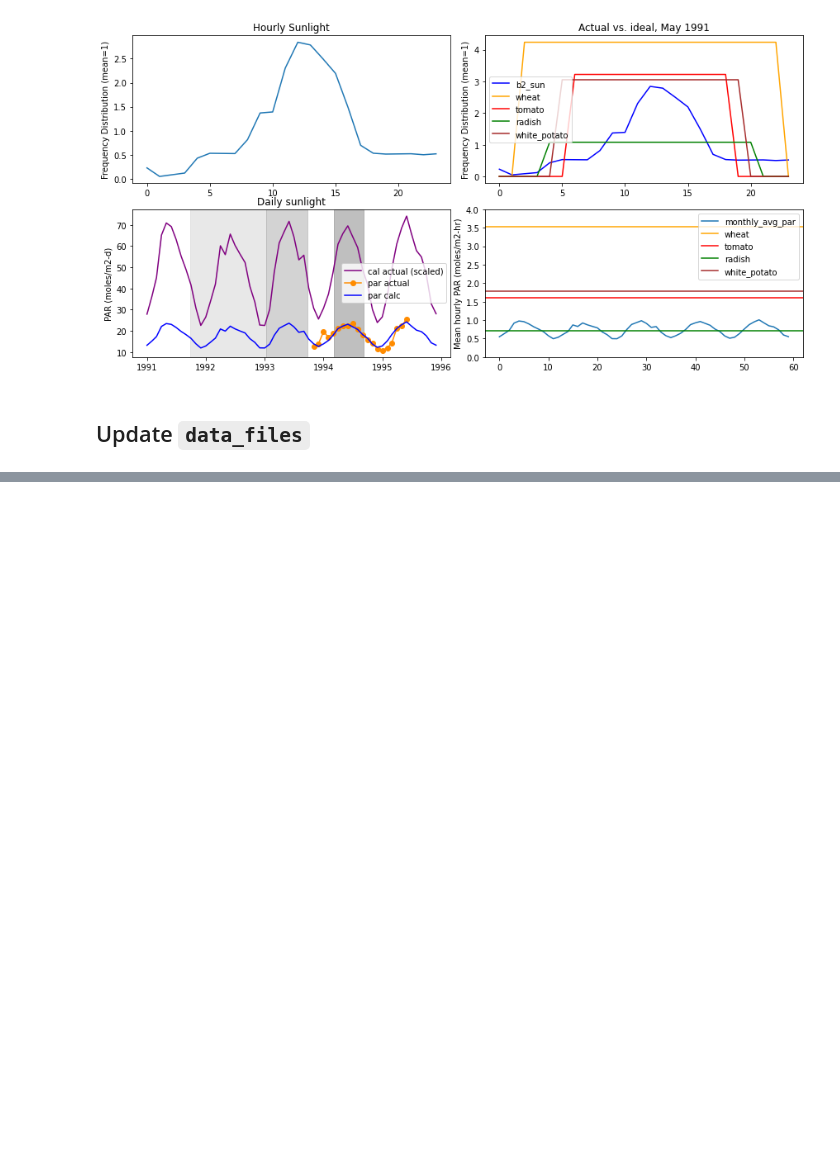
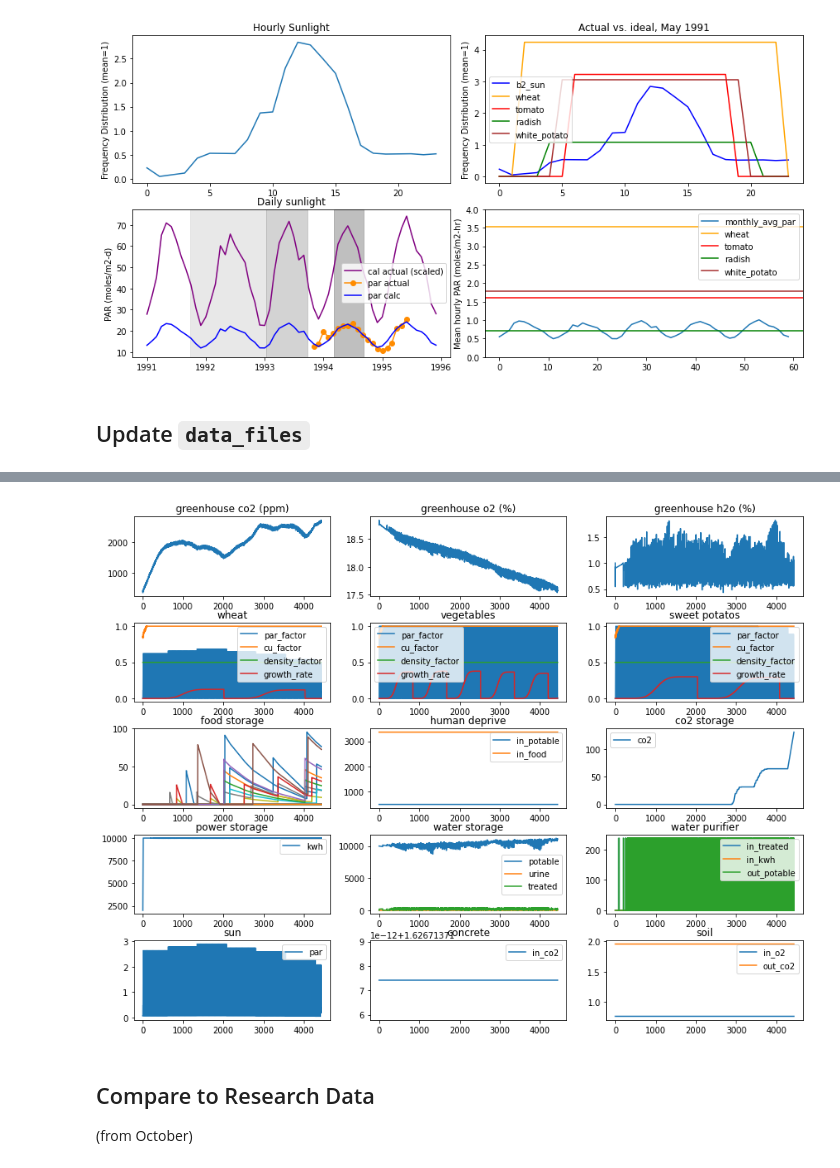
Before and after one commit to overthesun/simoc, a Jupyter notebook: generate_simoc_b2.ipynb, the cells around one changed output, grey strips where cells are left out. Cells and saved outputs as stored; diff of their text form; code cells hidden in the pictures; blank space fills up the shorter version.

```diff
--- a/generate_simoc_b2.ipynb
+++ b/generate_simoc_b2.ipynb
@@ -358,0 +604,33 @@ with open(data_files_path / 'currency_desc.json', 'w') as f:
+# %%
+# MISSION 2
+# Update Config
+start_2 = '1994-03-06'
+end_2 = '1994-09-06'
+days_2 = pd.date_range(start_2, end_2, freq='D').shape[0]
+config_b2_mission2 = {
+    **deepcopy(config_b2_base),
+    'start_time': start_2,
+    'termination': [{'condition': 'time', 'value': days_2, 'unit': 'day',}],
+}
+config_b2_mission2['agents']['human_agent']['amount'] = 7
+with open(data_files_path / 'config_b2_mission2.json', 'w') as f:
+    json.dump(config_b2_mission2, f, indent=4)
+
+# Run Model
+print('Mission 2')
+start_time = time.time()
+model_2 = AgentModel.from_config(config_b2_mission2, agent_desc=b2_agent_desc)
+model_2.step_to(termination=True)
+runtime = round(time.time() - start_time, 2)
+data_2 = model_2.get_data()
+with open(data_files_path / 'simdata_b2_mission2.json', 'w') as f:
+    json.dump(data_2, f)
+
+# Display results
+print(f'{model_2.step_num} steps in {runtime}s, '
+      f'from {model_2.start_time} to {model_2.start_time + model_2.time}')
+for agent in model_2.scheduler.agents:
+    if hasattr(agent, 'cause_of_death'):
+        print(f'{agent.agent_type} died: {agent.cause_of_death}')
+plot_b2_data(data_2)
+# %% [output]
@@ -358,0 +639,4 @@ with open(data_files_path / 'currency_desc.json', 'w') as f:
+[figure, added]
+# %% [markdown]
+## Compare to Research Data
+(from October)
```
Also changed, not shown: parts of 16 cells of this notebook, 8 other files.
